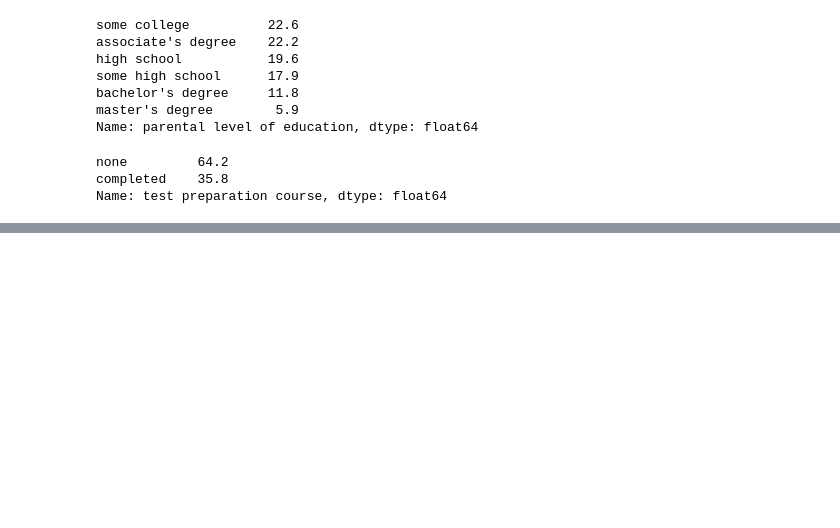
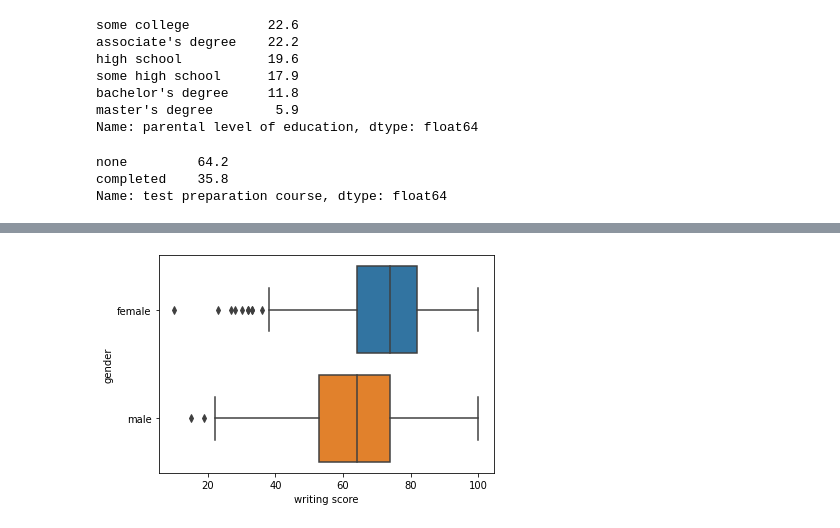
Before and after one commit to JardelSilva-86/Python-para-An-lise-de-Dados, a Jupyter notebook: Projeto_Educação.ipynb, the cells around one changed output, grey strips where cells are left out. Cells and saved outputs as stored; diff of their text form; code cells hidden in the pictures; blank space fills up the shorter version.

```diff
--- a/Projeto_Educação.ipynb
+++ b/Projeto_Educação.ipynb
@@ -133,0 +138,4 @@ sns.JointGrid( x='math score', y='writing score', data=base_dados );
+# %%
+sns.boxplot( data=base_dados, x='writing score', y='gender' );
+# %% [output]
+[figure, added]
```
Also changed, not shown: parts of 2 cells of this notebook.
